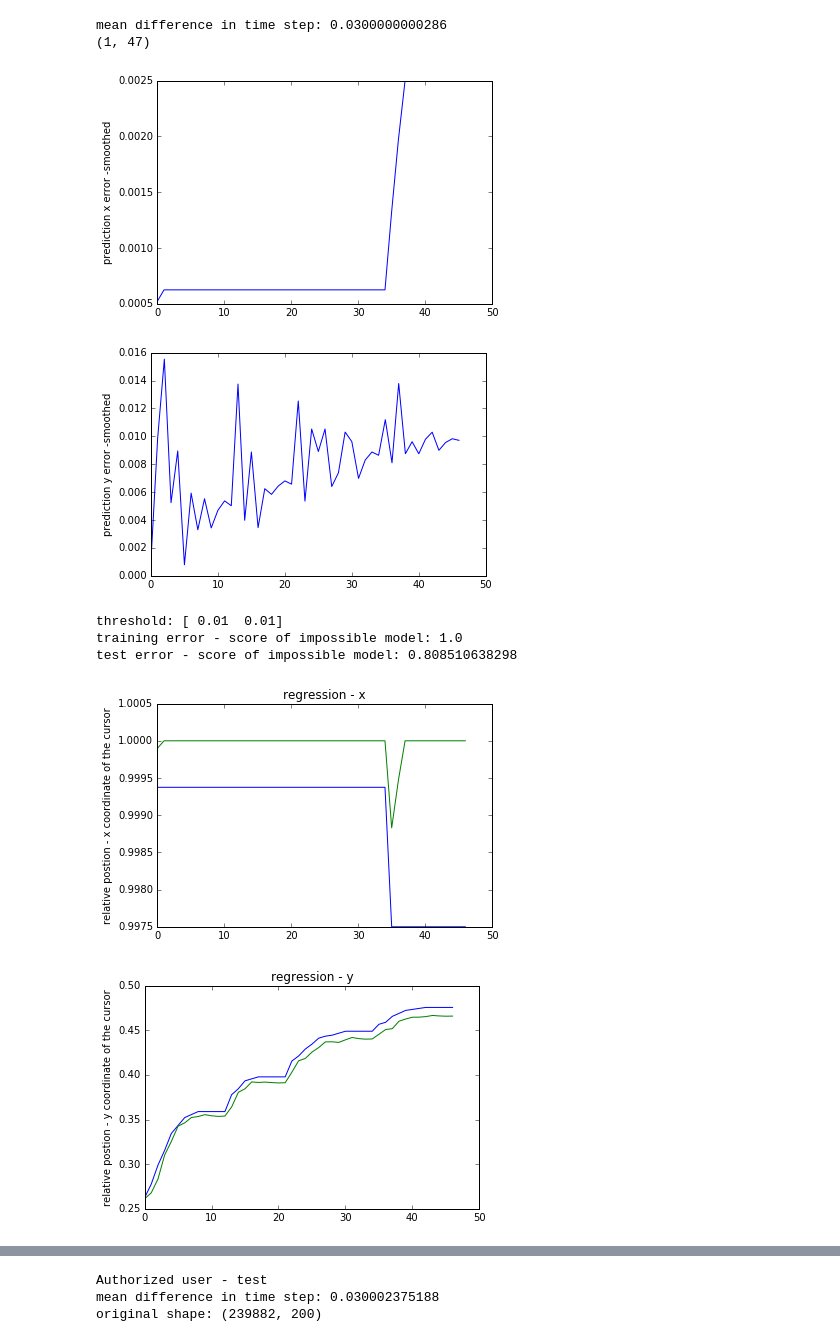
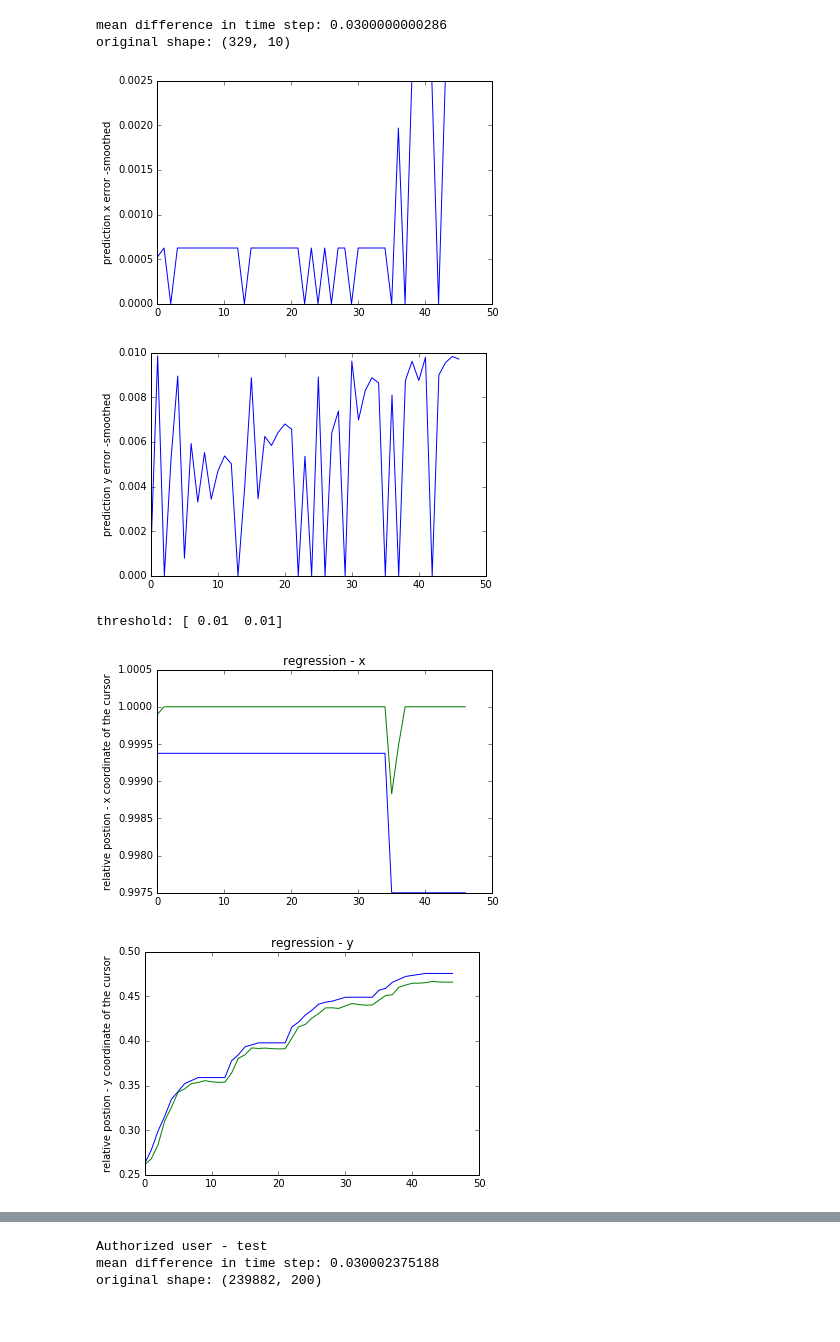
Before and after one commit to FelixNeutatz/BehavioralAuthentication, a Jupyter notebook: src/main/php/CursorAuthentication.ipynb, the cells around one changed output, grey strips where cells are left out. Saved outputs shown, nothing was run; the diff lists cells and outputs as text; code cells hidden in the pictures.

Commit message:
remove impossible classification

```diff
--- a/src/main/php/CursorAuthentication.ipynb
+++ b/src/main/php/CursorAuthentication.ipynb
@@ -161,13 +139,8 @@ def generateModelData((data1,target1), n_last_timestamps_as_features = 200,
     train_error_mse = (np.sum((np.power(diff_x_train, 2) + np.power(diff_y_train, 2))) / diff_x_train.shape[0])
     train_error_dist = (np.sum((np.power(diff_x_train, 2) + np.power(diff_y_train, 2))) / dist_train)
 
-    #model impossible records
-    imp_model = model_impossible(X_train, y_train, diff_train, impossible_threshold)
-
-    score_train = test_impossible_model(imp_model, X_train, y_train, diff_train, impossible_threshold)
-
     (smoothed_time_error_train, smoothed_distance_error_train, N_smoothed_train) = \
-    get_smoothed_result(X_train,y_train, diff_train, impossible_threshold, imp_model, v = False)
+    get_smoothed_result(X_train,y_train, diff_train, impossible_threshold, v = False)
 
 
     #test error
@@ -187,18 +160,11 @@ def generateModelData((data1,target1), n_last_timestamps_as_features = 200,
     test_error_dist = (np.sum(np.power(diff_x_test, 2) + np.power(diff_y_test, 2)) / dist_test)
 
     (smoothed_time_error_test, smoothed_distance_error_test, N_smoothed) = \
-    get_smoothed_result(X_test,y_test, diff_test, impossible_threshold, imp_model, v = v)
-
-    #test impossible model
-    score_test = test_impossible_model(imp_model, X_test, y_test, diff_test, impossible_threshold)
-
+    get_smoothed_result(X_test,y_test, diff_test, impossible_threshold, v = v)
 
     if (v):
 
         print("threshold: " + str(impossible_threshold))
-
-        print ("training error - score of impossible model: " + str(score_train))
-        print ("test error - score of impossible model: " + str(score_test))
 
         #Prediction of x-coordinate of the cursor over time
         plt.plot(y_test[:,0])
@@ -264,7 +230,7 @@ def generateModelData((data1,target1), n_last_timestamps_as_features = 200,
 
         final_regr.fit(data, target);
 
-        return ((final_regr, imp_model, impossible_threshold))
+        return ((final_regr, impossible_threshold))
         #return (regr, two_sigma)
     else:
         return test_error_mse
@@ -433,17 +398,15 @@ def showStatsData((fileX, fileY), m, imp_model, threshold, n_last_timestamps_as_
 # %%
 current_number_features = 5
 
-(model,imp_model,two_sigma) = generateModel(resource_path + "felix/felix_10sec_1",
+(model,two_sigma) = generateModel(resource_path + "felix/felix_10sec_1",
                                   n_last_timestamps_as_features=current_number_features, v = True,
                                   stddev_factor = 0.01)
 # %% [output]
 mean difference in time step: 0.0300000000286
-(1, 47)
+original shape: (329, 10)
-[figure, old version]
+[figure, new version]
-[figure, old version]
+[figure, new version]
 threshold: [ 0.01  0.01]
-training error - score of impossible model: 1.0
-test error - score of impossible model: 0.808510638298
 [figure]
 [figure]
 test - MSE: 0.0000731074
```
Also changed, not shown: parts of 21 cells of this notebook.
